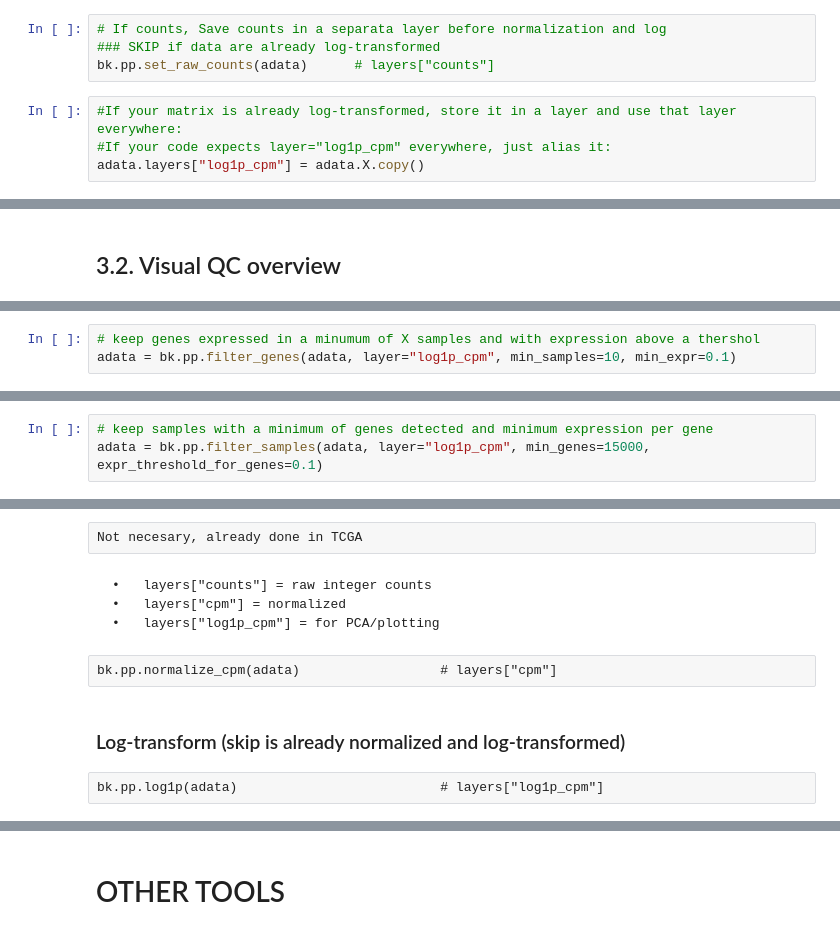
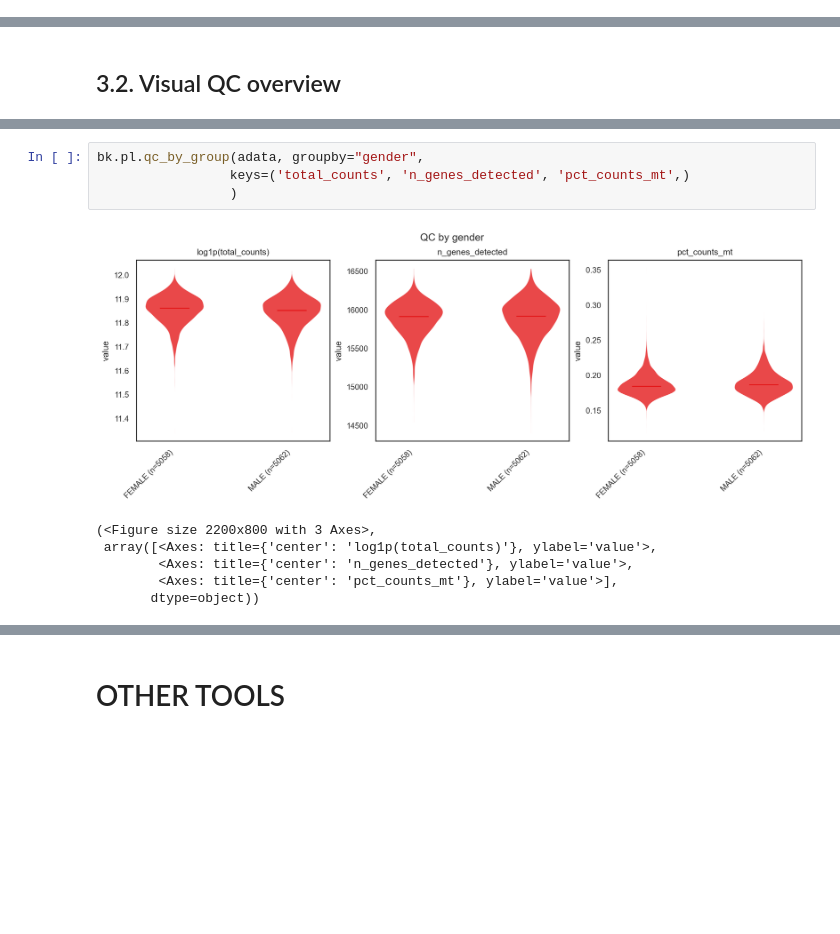
Before and after one commit to malumbres/BULLKpy, a Jupyter notebook: notebooks/BULLKpy_TCGA_example_notebook.ipynb, the cells around one changed output, grey strips where cells are left out. Saved outputs shown, nothing was run; the diff lists cells and outputs as text; blank space fills up the shorter version.

```diff
--- a/notebooks/BULLKpy_TCGA_example_notebook.ipynb
+++ b/notebooks/BULLKpy_TCGA_example_notebook.ipynb
@@ -336,8 +394,0 @@ False
-# %%
-# If counts, Save counts in a separata layer before normalization and log
-### SKIP if data are already log-transformed
-bk.pp.set_raw_counts(adata)      # layers["counts"]
-# %%
-#If your matrix is already log-transformed, store it in a layer and use that layer everywhere:
-#If your code expects layer="log1p_cpm" everywhere, just alias it:
-adata.layers["log1p_cpm"] = adata.X.copy()
@@ -392,3 +396,0 @@ Filter out poor samples or genes
-# %%
-# keep genes expressed in a minumum of X samples and with expression above a thershol
-adata = bk.pp.filter_genes(adata, layer="log1p_cpm", min_samples=10, min_expr=0.1)
@@ -397,3 +396,0 @@ INFO: Filtering genes: layer='log1p_cpm', min_expr>0.1, min_samples=10 -> keep 5
-# %%
-# keep samples with a minimum of genes detected and minimum expression per gene
-adata = bk.pp.filter_samples(adata, layer="log1p_cpm", min_genes=15000, expr_threshold_for_genes=0.1)
@@ -410,12 +397,11 @@ INFO: QC metrics added to adata.obs (total_counts, n_genes_detected, pct_counts_
-# %% [raw]
-Not necesary, already done in TCGA
-# %% [markdown]
-	•	layers["counts"] = raw integer counts
-	•	layers["cpm"] = normalized
-	•	layers["log1p_cpm"] = for PCA/plotting
-# %% [raw]
-bk.pp.normalize_cpm(adata)                  # layers["cpm"]
-# %% [markdown]
-### Log-transform (skip is already normalized and log-transformed)
-# %% [raw]
-bk.pp.log1p(adata)                          # layers["log1p_cpm"]
+# %%
+bk.pl.qc_by_group(adata, groupby="gender",
+                 keys=('total_counts', 'n_genes_detected', 'pct_counts_mt',)
+                 )
+# %% [output]
+[figure, added]
+(<Figure size 2200x800 with 3 Axes>,
+ array([<Axes: title={'center': 'log1p(total_counts)'}, ylabel='value'>,
+        <Axes: title={'center': 'n_genes_detected'}, ylabel='value'>,
+        <Axes: title={'center': 'pct_counts_mt'}, ylabel='value'>],
+       dtype=object))
```
Also changed, not shown: parts of 70 cells of this notebook, 5 other files.
